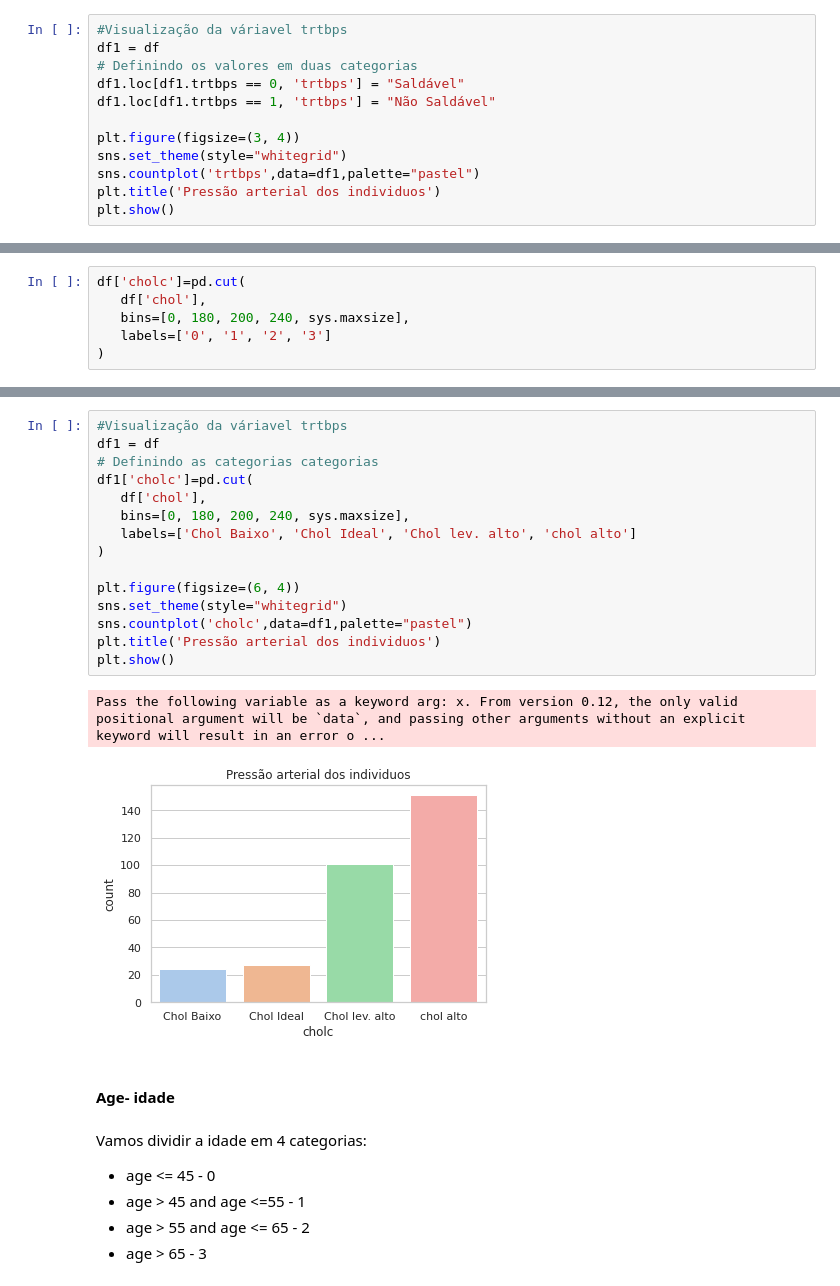
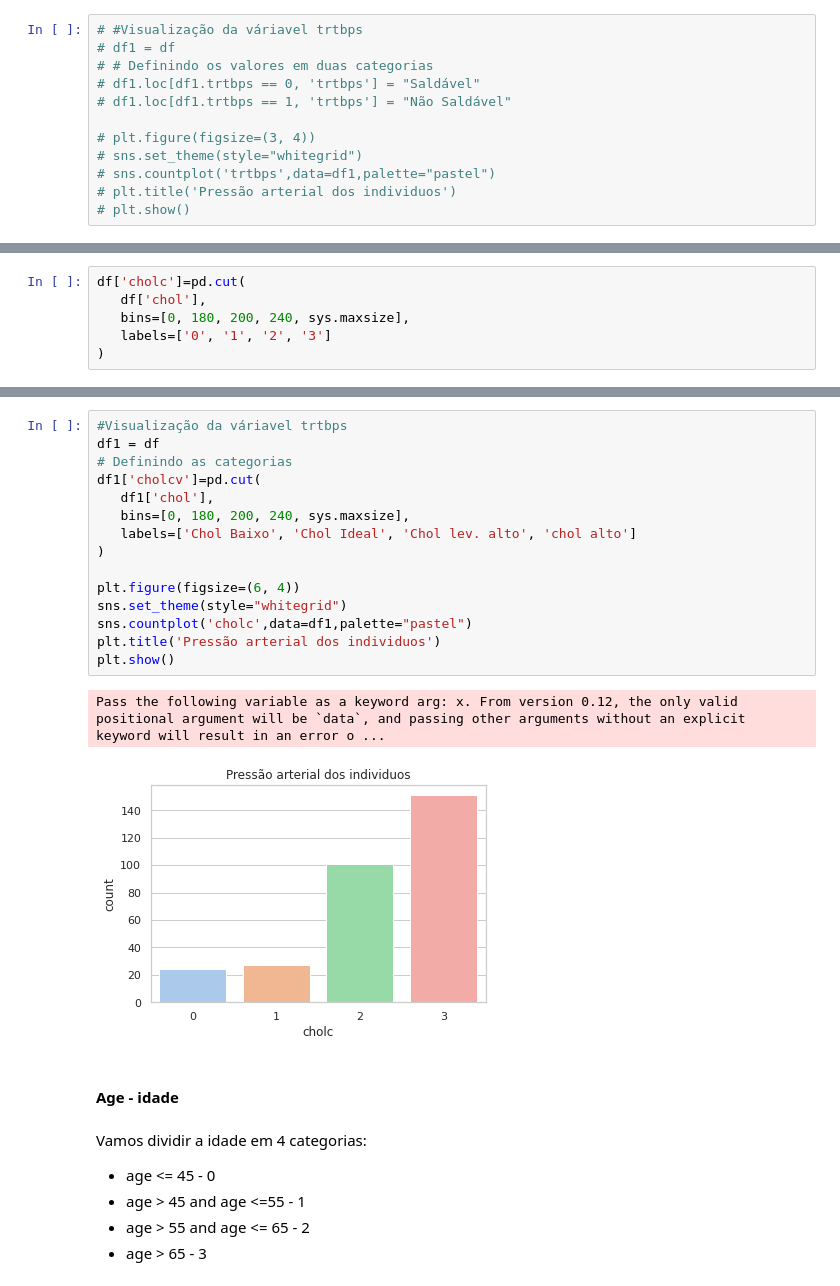
Before and after one commit to doissegundos/Heart_Attack_Analysis_and_Prediction, a Jupyter notebook: Heart_Attack.ipynb, the cells around one changed output, grey strips where cells are left out. Cells and saved outputs as stored; diff of their text form.

```diff
--- a/Heart_Attack.ipynb
+++ b/Heart_Attack.ipynb
@@ -145,17 +149,17 @@ min        0.000000
 max        1.000000
 Name: trtbps, dtype: float64
 # %%
-#Visualização da váriavel trtbps
-df1 = df
-# Definindo os valores em duas categorias
-df1.loc[df1.trtbps == 0, 'trtbps'] = "Saldável"
-df1.loc[df1.trtbps == 1, 'trtbps'] = "Não Saldável"
+# #Visualização da váriavel trtbps
+# df1 = df
+# # Definindo os valores em duas categorias
+# df1.loc[df1.trtbps == 0, 'trtbps'] = "Saldável"
+# df1.loc[df1.trtbps == 1, 'trtbps'] = "Não Saldável"
 
-plt.figure(figsize=(3, 4))
-sns.set_theme(style="whitegrid")
-sns.countplot('trtbps',data=df1,palette="pastel")
-plt.title('Pressão arterial dos individuos')
-plt.show()
+# plt.figure(figsize=(3, 4))
+# sns.set_theme(style="whitegrid")
+# sns.countplot('trtbps',data=df1,palette="pastel")
+# plt.title('Pressão arterial dos individuos')
+# plt.show()
 # %% [output]
 Pass the following variable as a keyword arg: x. From version 0.12, the only valid positional argument will be `data`, and passing other arguments without an explicit keyword will result in an error o ...
 [figure]
@@ -192,23 +196,23 @@ df
 # %%
 #Visualização da váriavel trtbps
 df1 = df
-# Definindo as categorias categorias
-df1['cholc']=pd.cut(
-   df['chol'],
+# Definindo as categorias
+df1['cholcv']=pd.cut(
+   df1['chol'],
    bins=[0, 180, 200, 240, sys.maxsize],
    labels=['Chol Baixo', 'Chol Ideal', 'Chol lev. alto', 'chol alto']
 )
 
 plt.figure(figsize=(6, 4))
 sns.set_theme(style="whitegrid")
 sns.countplot('cholc',data=df1,palette="pastel")
 plt.title('Pressão arterial dos individuos')
 plt.show()
 # %% [output]
 Pass the following variable as a keyword arg: x. From version 0.12, the only valid positional argument will be `data`, and passing other arguments without an explicit keyword will result in an error o ...
-[figure, old version]
+[figure, new version]
 # %% [markdown]
-#### Age- idade
+#### Age - idade
 # %% [markdown]
 Vamos dividir a idade em 4 categorias:
   - age <= 45 - 0
```
Also changed, not shown: parts of 22 cells of this notebook.
